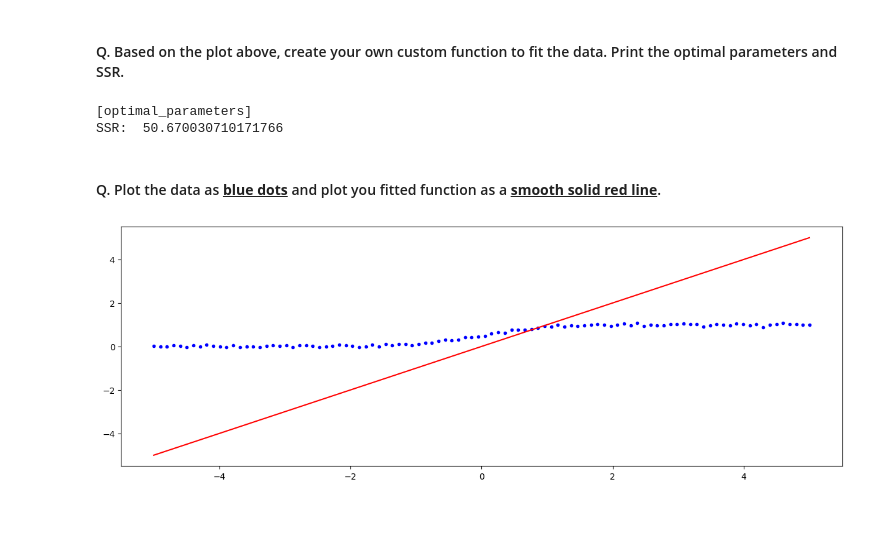
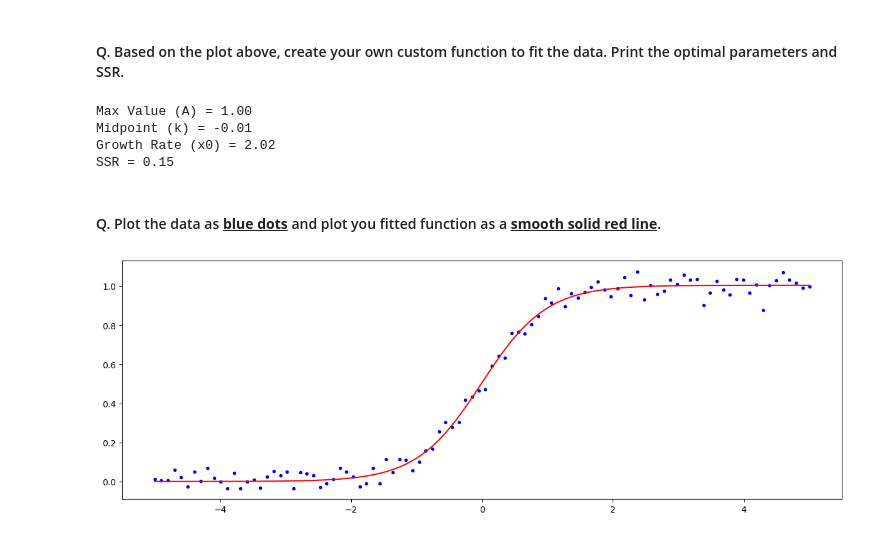
Before and after one commit to samsamotan/Quiz-1, a Jupyter notebook: Take Home Quiz 1 - Curve Fitting.ipynb, the cells around one changed output. Cells and saved outputs as stored; diff of their text form; code cells hidden in the pictures.

```diff
--- a/Take Home Quiz 1 - Curve Fitting.ipynb
+++ b/Take Home Quiz 1 - Curve Fitting.ipynb
@@ -359,23 +373,29 @@ plt.show()
 [figure]
 # %% [markdown]
 #### Q. Based on the plot above, create your own custom function to fit the data. Print the optimal parameters and SSR.
-# %%
-def fit4(x):
-    return x # place function here
-
-print('[optimal_parameters]')
-
-SSR = np.sum((y-fit4(x))**1)
-
-print('SSR: ', SSR)
-# %% [output]
-[optimal_parameters]
-SSR:  50.670030710171766
+# %%
+def fit4(x, A, k, x0):
+    """Logistic Function"""
+    return A / (1 + np.exp(-x0 * (x - k)))
+
+popt, pcov = curve_fit(fit4, x, y)
+
+SSR = np.sum((y - fit4(x, *popt)) ** 2)
+
+print(f"Max Value (A) = {popt[0]:.2f}")
+print(f"Midpoint (k) = {popt[1]:.2f}")
+print(f"Growth Rate (x0) = {popt[2]:.2f}")
+print(f"SSR = {SSR:.2f}")
+# %% [output]
+Max Value (A) = 1.00
+Midpoint (k) = -0.01
+Growth Rate (x0) = 2.02
+SSR = 0.15
 # %% [markdown]
 #### Q. Plot the data as <u><b>blue dots</u></b> and plot you fitted function as a <b><u>smooth solid red line</u></b>.
 # %%
 plt.plot(x, y, 'b.')
-plt.plot(x, fit4(x), 'r-')
+plt.plot(x, fit4(x, *popt), 'r-')
 plt.show()
 # %% [output]
-[figure, old version]
+[figure, new version]
```
Also changed, not shown: parts of 6 cells of this notebook.
